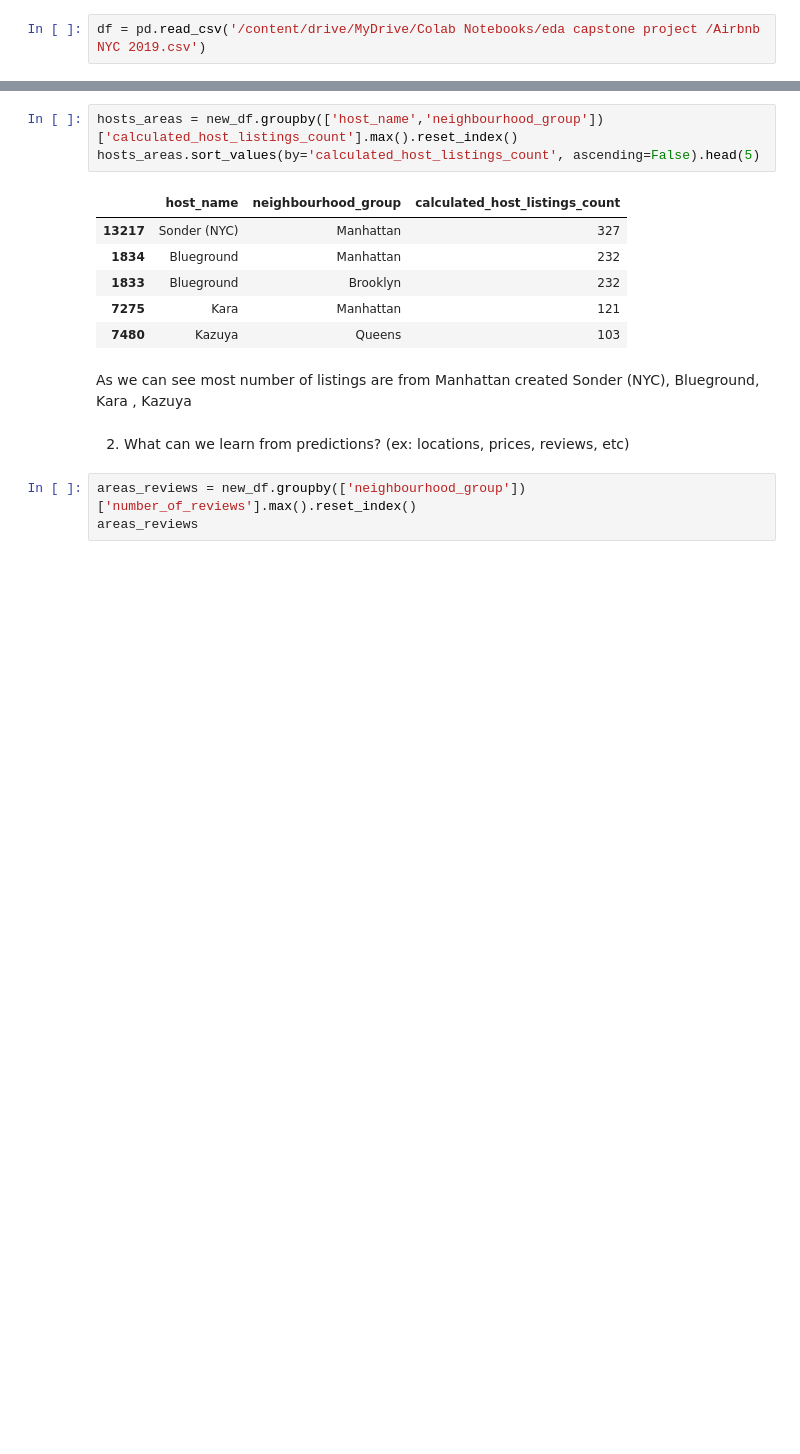
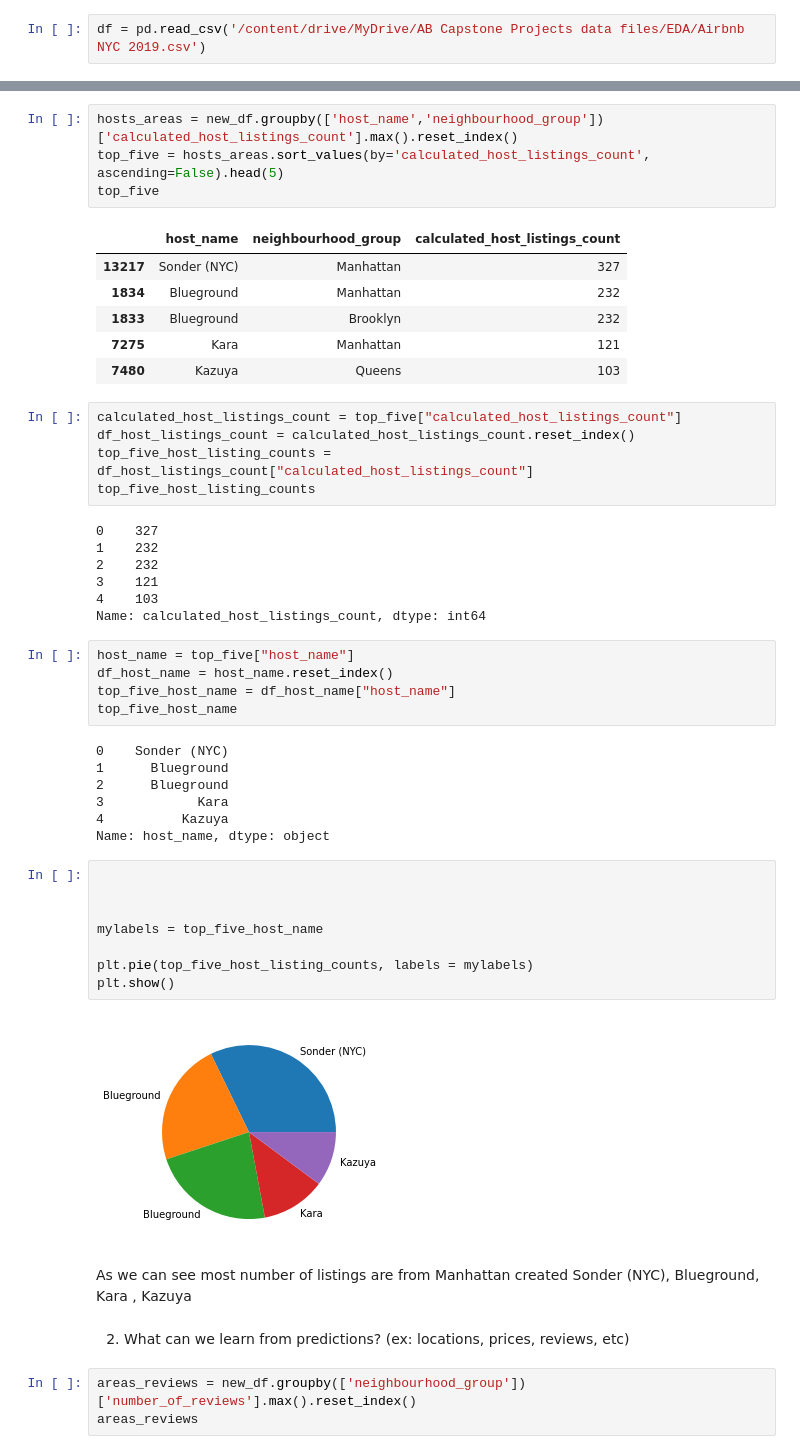
Before and after one commit to Pankaj132/Airbnb-Bookings-Analysis---Capstone-Project, a Jupyter notebook: Airbnb_Bookings_Analysis_Capstone_Project.ipynb, the cells around one changed output, grey strips where cells are left out. Drawn from its saved outputs; the diff is of its cells as text; blank space fills up the shorter version.

```diff
--- a/Airbnb_Bookings_Analysis_Capstone_Project.ipynb
+++ b/Airbnb_Bookings_Analysis_Capstone_Project.ipynb
@@ -30,7 +30,7 @@ Drive already mounted at /content/drive; to attempt to forcibly remount, call dr
 # %% [markdown]
 Importing data set into dataframe
 # %%
-df = pd.read_csv('/content/drive/MyDrive/Colab Notebooks/eda capstone project /Airbnb NYC 2019.csv')
+df = pd.read_csv('/content/drive/MyDrive/AB Capstone Projects data files/EDA/Airbnb NYC 2019.csv')
 # %%
 df.shape
 # %% [output]
@@ -106,7 +123,8 @@ new_df.head(5)
 1. What can we learn about different hosts and areas?
 # %%
 hosts_areas = new_df.groupby(['host_name','neighbourhood_group'])['calculated_host_listings_count'].max().reset_index()
-hosts_areas.sort_values(by='calculated_host_listings_count', ascending=False).head(5)
+top_five = hosts_areas.sort_values(by='calculated_host_listings_count', ascending=False).head(5)
+top_five
 # %% [output]
 |  | host_name | neighbourhood_group | calculated_host_listings_count |
 | 13217 | Sonder (NYC) | Manhattan | 327 |
@@ -114,6 +132,40 @@ hosts_areas.sort_values(by='calculated_host_listings_count', ascending=False).he
 | 1833 | Blueground | Brooklyn | 232 |
 | 7275 | Kara | Manhattan | 121 |
 | 7480 | Kazuya | Queens | 103 |
+# %%
+calculated_host_listings_count = top_five["calculated_host_listings_count"]
+df_host_listings_count = calculated_host_listings_count.reset_index()
+top_five_host_listing_counts = df_host_listings_count["calculated_host_listings_count"]
+top_five_host_listing_counts
+# %% [output]
+0    327
+1    232
+2    232
+3    121
+4    103
+Name: calculated_host_listings_count, dtype: int64
+# %%
+host_name = top_five["host_name"]
+df_host_name = host_name.reset_index()
+top_five_host_name = df_host_name["host_name"]
+top_five_host_name
+# %% [output]
+0    Sonder (NYC)
+1      Blueground
+2      Blueground
+3            Kara
+4          Kazuya
+Name: host_name, dtype: object
+# %%
+
+
+
+mylabels = top_five_host_name
+
+plt.pie(top_five_host_listing_counts, labels = mylabels)
+plt.show()
+# %% [output]
+[figure, added]
 # %% [markdown]
 As we can see most number of listings are from Manhattan created Sonder (NYC), Blueground, Kara , Kazuya
 # %% [markdown]
```
Also changed, not shown: parts of 8 cells of this notebook.
